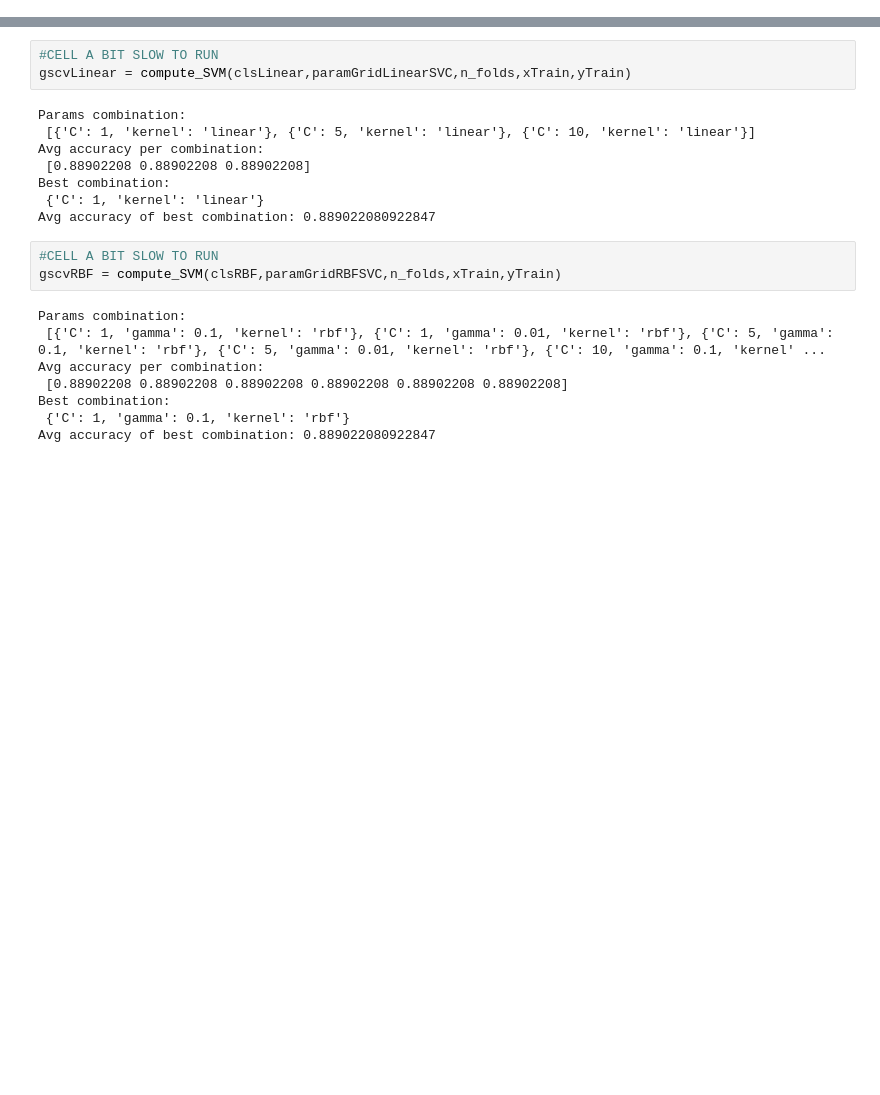
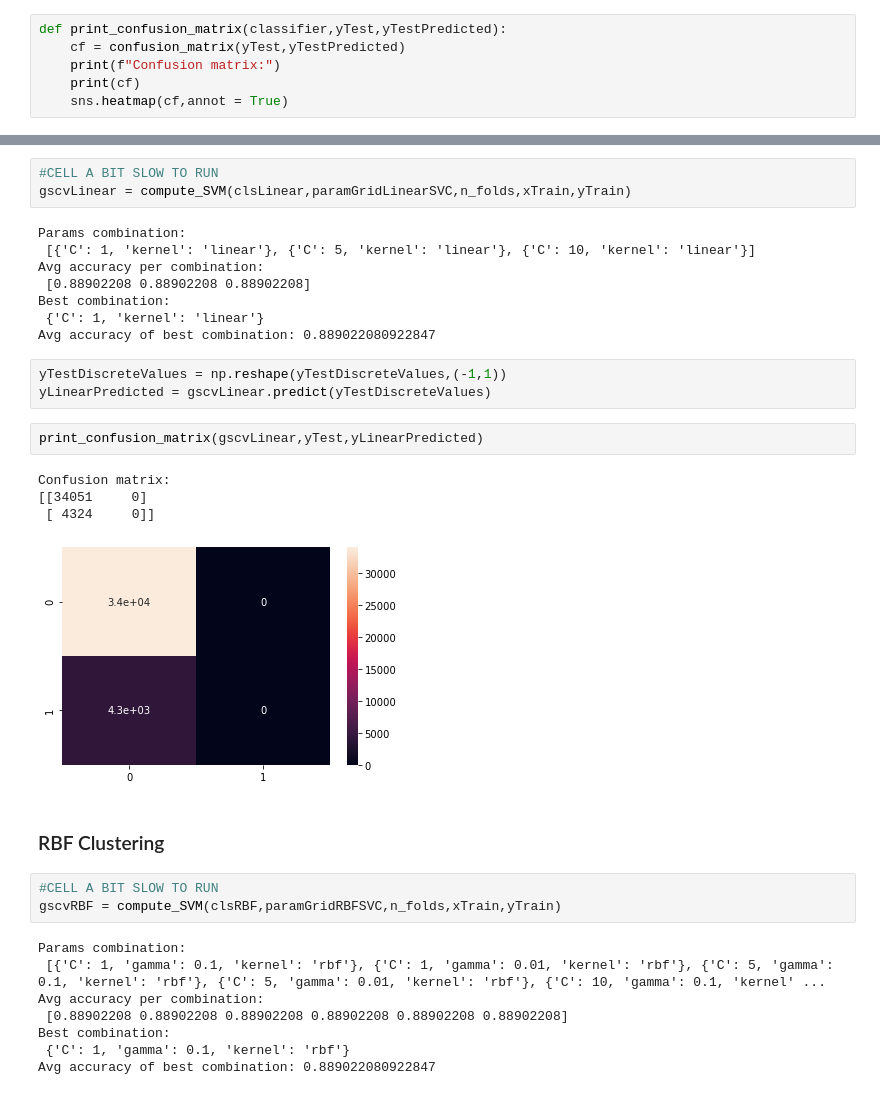
Before and after one commit to nikgreg99/weather-analysis-machine-learning, a Jupyter notebook: Machine Learning - SUPSI.ipynb, the cells around one changed output, grey strips where cells are left out. Drawn from its saved outputs; the diff is of its cells as text; blank space fills up the shorter version.

```diff
--- a/Weather Forecast - en.ipynb
+++ b/Machine Learning - SUPSI.ipynb
@@ -568,6 +573,12 @@ def compute_SVM(classfier,params,n_folds,Xs,Ys):
     print('Best combination:\n', gscv.best_params_)
     print('Avg accuracy of best combination: {}'.format(gscv.best_score_))
     return gscv
+# %%
+def print_confusion_matrix(classifier,yTest,yTestPredicted):
+    cf = confusion_matrix(yTest,yTestPredicted)
+    print(f"Confusion matrix:")
+    print(cf)
+    sns.heatmap(cf,annot = True)
 # %%
 #Prepare SVC's
 n_folds = 3
@@ -587,6 +600,18 @@ Avg accuracy per combination:
 Best combination:
  {'C': 1, 'kernel': 'linear'}
 Avg accuracy of best combination: 0.889022080922847
+# %%
+yTestDiscreteValues = np.reshape(yTestDiscreteValues,(-1,1))
+yLinearPredicted = gscvLinear.predict(yTestDiscreteValues)
+# %%
+print_confusion_matrix(gscvLinear,yTest,yLinearPredicted)
+# %% [output]
+Confusion matrix:
+[[34051     0]
+ [ 4324     0]]
+[figure, added]
+# %% [markdown]
+### RBF Clustering
 # %%
 #CELL A BIT SLOW TO RUN
 gscvRBF = compute_SVM(clsRBF,paramGridRBFSVC,n_folds,xTrain,yTrain)
```
Also changed, not shown: parts of 39 cells of this notebook, 3 other files.
